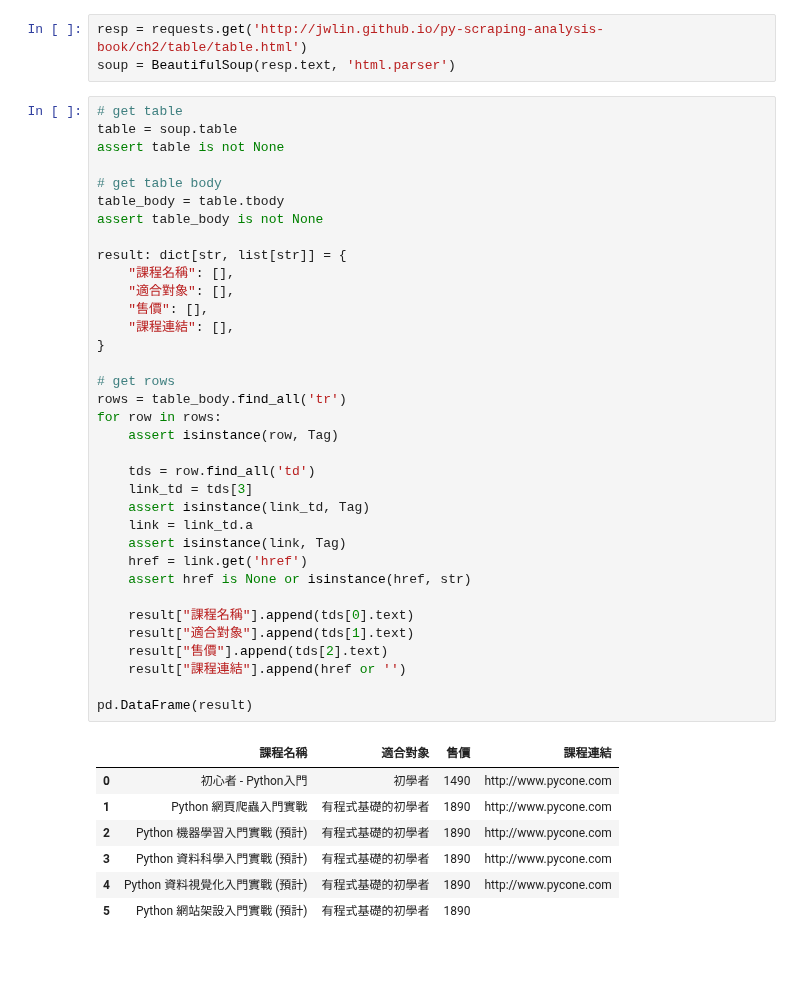
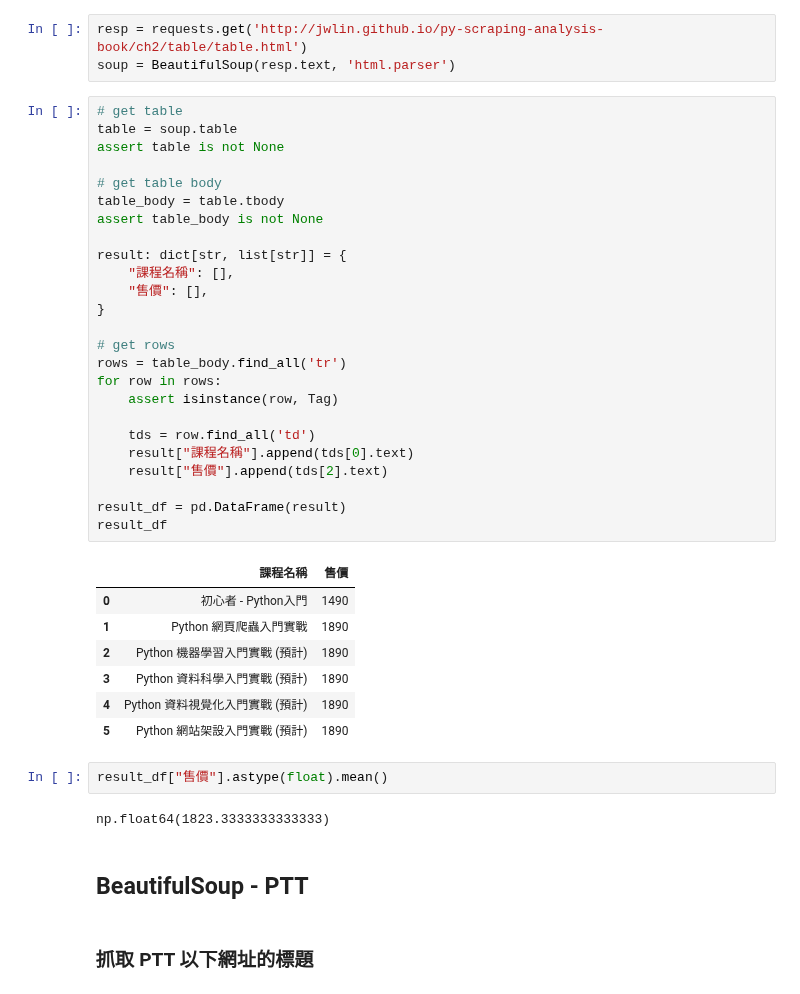
Before and after one commit to pan93412/nkust-homework, a Jupyter notebook: semester-6/marketing/01-scrapers/00-requests.ipynb, the cells around one changed output. Drawn from its saved outputs; the diff is of its cells as text; blank space fills up the shorter version.

```diff
--- a/semester-6/marketing/01-scrapers/00-requests.ipynb
+++ b/semester-6/marketing/01-scrapers/00-requests.ipynb
@@ -310,43 +310,41 @@ soup = BeautifulSoup(resp.text, 'html.parser')
 # %%
 # get table
 table = soup.table
 assert table is not None
 
 # get table body
 table_body = table.tbody
 assert table_body is not None
 
 result: dict[str, list[str]] = {
     "課程名稱": [],
-    "適合對象": [],
     "售價": [],
-    "課程連結": [],
 }
 
 # get rows
 rows = table_body.find_all('tr')
 for row in rows:
     assert isinstance(row, Tag)
 
     tds = row.find_all('td')
-    link_td = tds[3]
-    assert isinstance(link_td, Tag)
-    link = link_td.a
-    assert isinstance(link, Tag)
-    href = link.get('href')
-    assert href is None or isinstance(href, str)
+    result["課程名稱"].append(tds[0].text)
+    result["售價"].append(tds[2].text)
 
-    result["課程名稱"].append(tds[0].text)
-    result["適合對象"].append(tds[1].text)
-    result["售價"].append(tds[2].text)
-    result["課程連結"].append(href or '')
-
-pd.DataFrame(result)
+result_df = pd.DataFrame(result)
+result_df
 # %% [output]
-|  | 課程名稱 | 適合對象 | 售價 | 課程連結 |
-| 0 | 初心者 - Python入門 | 初學者 | 1490 | http://www.pycone.com |
-| 1 | Python 網頁爬蟲入門實戰 | 有程式基礎的初學者 | 1890 | http://www.pycone.com |
-| 2 | Python 機器學習入門實戰 (預計) | 有程式基礎的初學者 | 1890 | http://www.pycone.com |
-| 3 | Python 資料科學入門實戰 (預計) | 有程式基礎的初學者 | 1890 | http://www.pycone.com |
-| 4 | Python 資料視覺化入門實戰 (預計) | 有程式基礎的初學者 | 1890 | http://www.pycone.com |
-| 5 | Python 網站架設入門實戰 (預計) | 有程式基礎的初學者 | 1890 |  |
+|  | 課程名稱 | 售價 |
+| 0 | 初心者 - Python入門 | 1490 |
+| 1 | Python 網頁爬蟲入門實戰 | 1890 |
+| 2 | Python 機器學習入門實戰 (預計) | 1890 |
+| 3 | Python 資料科學入門實戰 (預計) | 1890 |
+| 4 | Python 資料視覺化入門實戰 (預計) | 1890 |
+| 5 | Python 網站架設入門實戰 (預計) | 1890 |
+# %%
+result_df["售價"].astype(float).mean()
+# %% [output]
+np.float64(1823.3333333333333)
+# %% [markdown]
+## BeautifulSoup - PTT
+# %% [markdown]
+### 抓取 PTT 以下網址的標題
```
Also changed, not shown: parts of 13 cells of this notebook.
